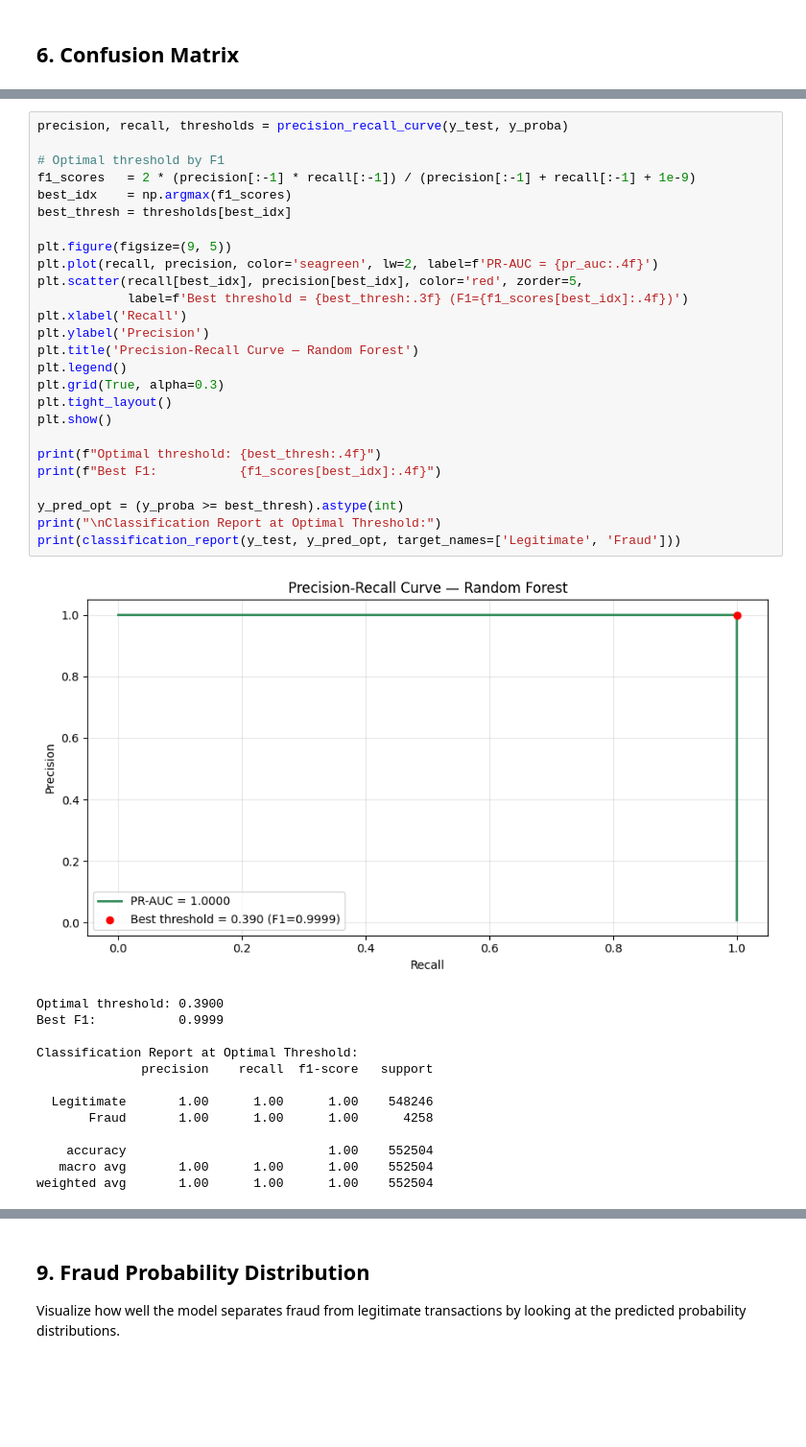
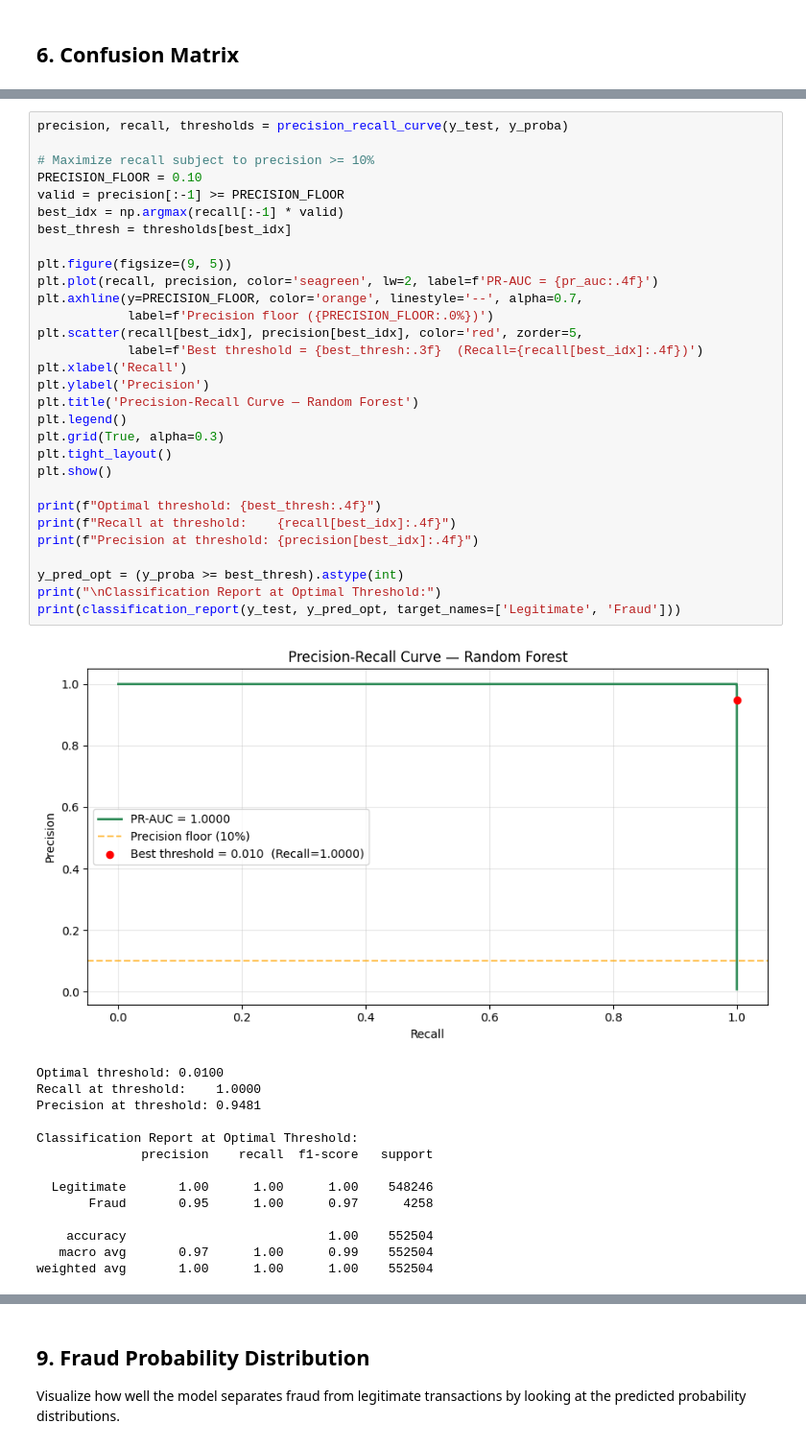
Before and after one commit to joshleeds/BA305-Project, a Jupyter notebook: Model_RandomForest.ipynb, the cells around one changed output, grey strips where cells are left out. Shown at 96% size. Saved outputs shown, nothing was run; the diff lists cells and outputs as text; blank space fills up the shorter version.

```diff
--- a/Model_RandomForest.ipynb
+++ b/Model_RandomForest.ipynb
@@ -225,40 +271,45 @@ True Negatives  (correct legit):  548,246
 # %%
 precision, recall, thresholds = precision_recall_curve(y_test, y_proba)
 
-# Optimal threshold by F1
-f1_scores   = 2 * (precision[:-1] * recall[:-1]) / (precision[:-1] + recall[:-1] + 1e-9)
-best_idx    = np.argmax(f1_scores)
+# Maximize recall subject to precision >= 10%
+PRECISION_FLOOR = 0.10
+valid = precision[:-1] >= PRECISION_FLOOR
+best_idx = np.argmax(recall[:-1] * valid)
 best_thresh = thresholds[best_idx]
 
 plt.figure(figsize=(9, 5))
 plt.plot(recall, precision, color='seagreen', lw=2, label=f'PR-AUC = {pr_auc:.4f}')
+plt.axhline(y=PRECISION_FLOOR, color='orange', linestyle='--', alpha=0.7,
+            label=f'Precision floor ({PRECISION_FLOOR:.0%})')
 plt.scatter(recall[best_idx], precision[best_idx], color='red', zorder=5,
-            label=f'Best threshold = {best_thresh:.3f} (F1={f1_scores[best_idx]:.4f})')
+            label=f'Best threshold = {best_thresh:.3f}  (Recall={recall[best_idx]:.4f})')
 plt.xlabel('Recall')
 plt.ylabel('Precision')
 plt.title('Precision-Recall Curve — Random Forest')
 plt.legend()
 plt.grid(True, alpha=0.3)
 plt.tight_layout()
 plt.show()
 
 print(f"Optimal threshold: {best_thresh:.4f}")
-print(f"Best F1:           {f1_scores[best_idx]:.4f}")
+print(f"Recall at threshold:    {recall[best_idx]:.4f}")
+print(f"Precision at threshold: {precision[best_idx]:.4f}")
 
 y_pred_opt = (y_proba >= best_thresh).astype(int)
 print("\nClassification Report at Optimal Threshold:")
 print(classification_report(y_test, y_pred_opt, target_names=['Legitimate', 'Fraud']))
 # %% [output]
-[figure, old version]
+[figure, new version]
-Optimal threshold: 0.3900
-Best F1:           0.9999
+Optimal threshold: 0.0100
+Recall at threshold:    1.0000
+Precision at threshold: 0.9481
 
 Classification Report at Optimal Threshold:
               precision    recall  f1-score   support
 
   Legitimate       1.00      1.00      1.00    548246
-       Fraud       1.00      1.00      1.00      4258
+       Fraud       0.95      1.00      0.97      4258
 
     accuracy                           1.00    552504
-   macro avg       1.00      1.00      1.00    552504
+   macro avg       0.97      1.00      0.99    552504
 weighted avg       1.00      1.00      1.00    552504
```
Also changed, not shown: parts of 13 cells of this notebook, 2 other files.
